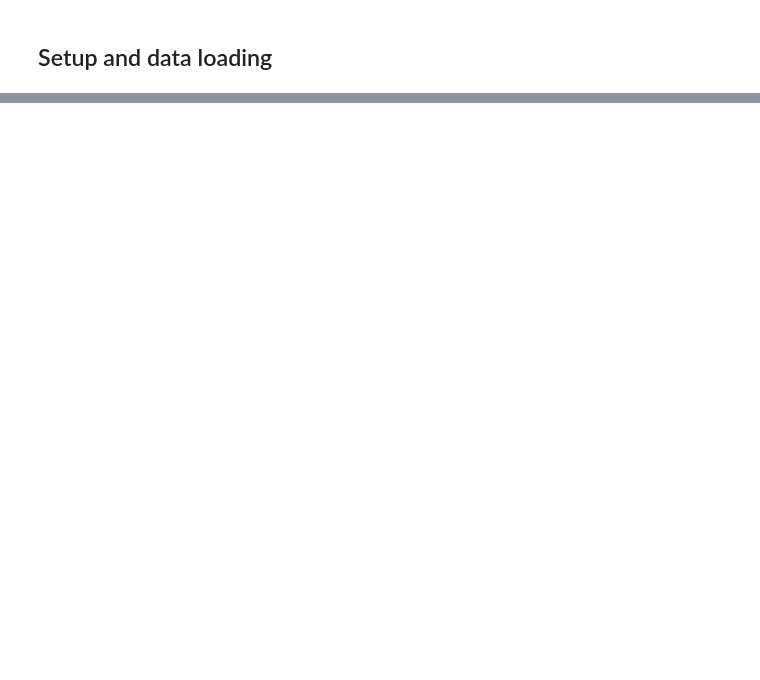
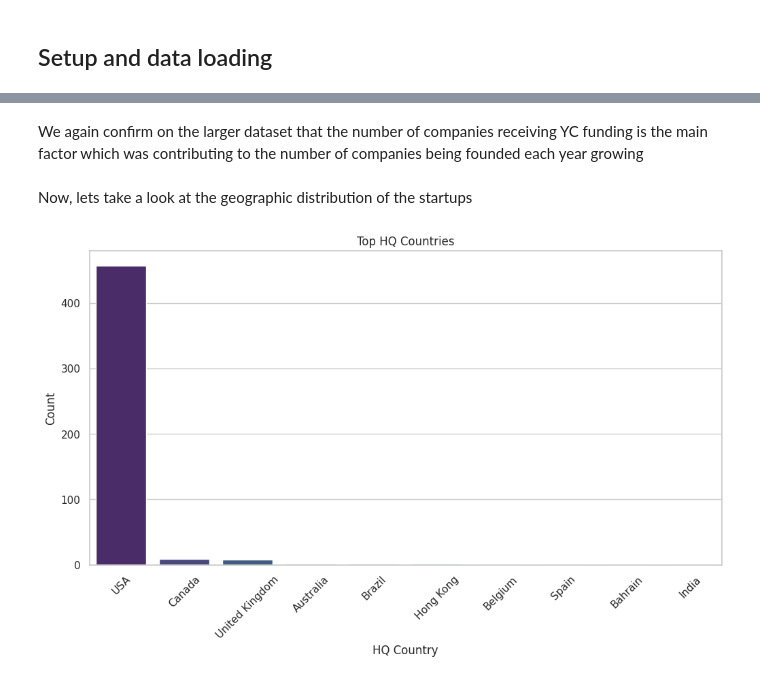
Before and after one commit to MihailoMilenkovic/startups-analysis, a Jupyter notebook: project.ipynb, the cells around one changed output, grey strips where cells are left out. Cells and saved outputs as stored; diff of their text form; code cells hidden in the pictures; blank space fills up the shorter version.

```diff
--- a/project.ipynb
+++ b/project.ipynb
@@ -30,0 +218,20 @@ available data:  ['Company', 'Satus', 'Year Founded', 'Mapping Location', 'Descr
+# %% [markdown]
+We again confirm on the larger dataset that the number of companies receiving YC funding is the main factor which was contributing to the number of companies being founded each year growing
+# %% [markdown]
+Now, lets take a look at the geographic distribution of the startups
+# %%
+# Calculate value counts for "HQ Country" and select the top 10
+top_countries = startups_df_basic['HQ Country'].value_counts().nlargest(10)
+
+# Create a bar plot
+sns.set(style="whitegrid")
+plt.figure(figsize=(12, 6))  # Adjust the figure size if needed
+sns.countplot(data=startups_df_basic, x='HQ Country', order=top_countries.index, palette='viridis')
+
+plt.title("Top HQ Countries")
+plt.xlabel("HQ Country")
+plt.ylabel("Count")
+plt.xticks(rotation=45)  # Rotate x-axis labels for better readability if needed
+plt.show()
+# %% [output]
+[figure, added]
```
Also changed, not shown: parts of 34 cells of this notebook, 4 other files.
